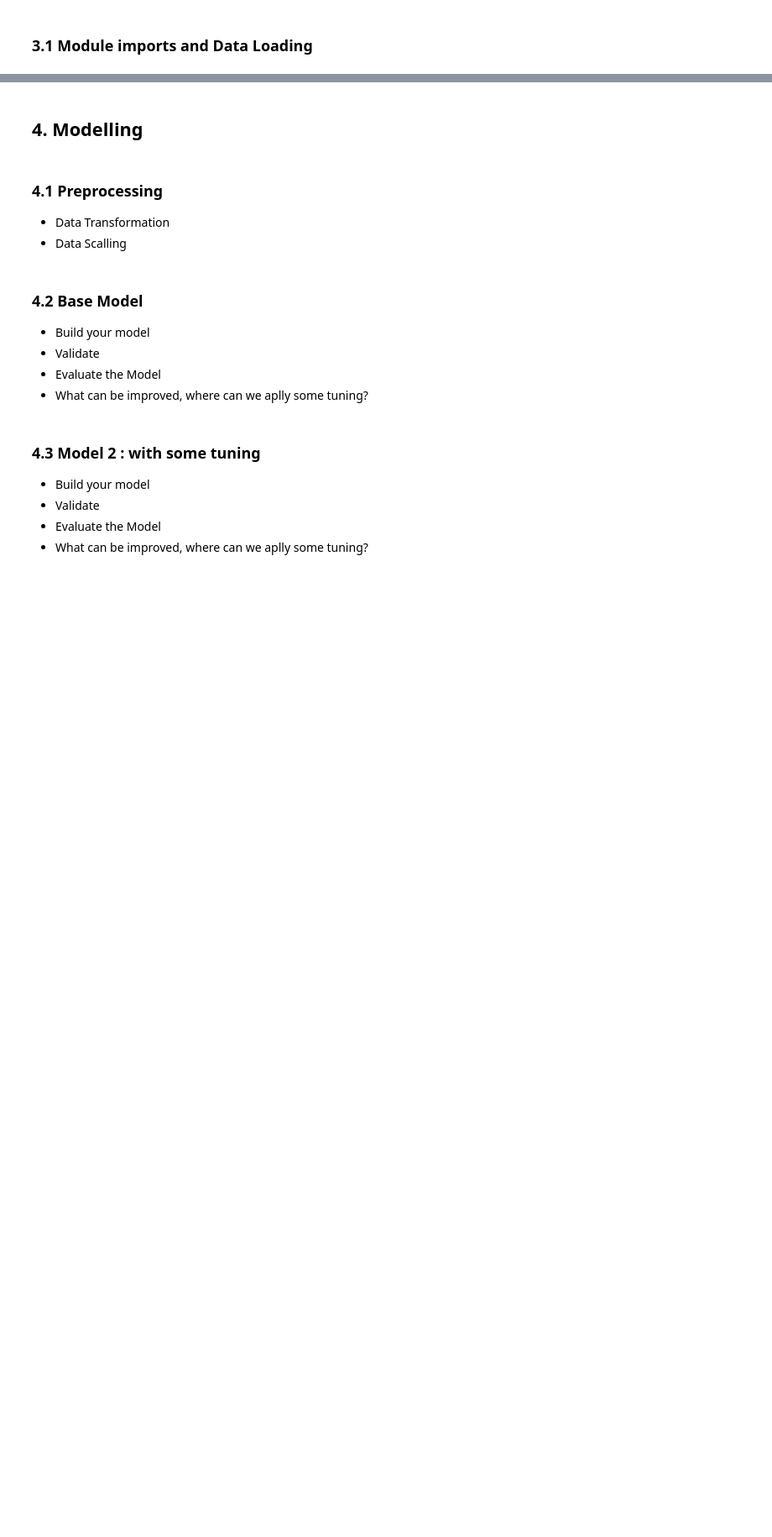
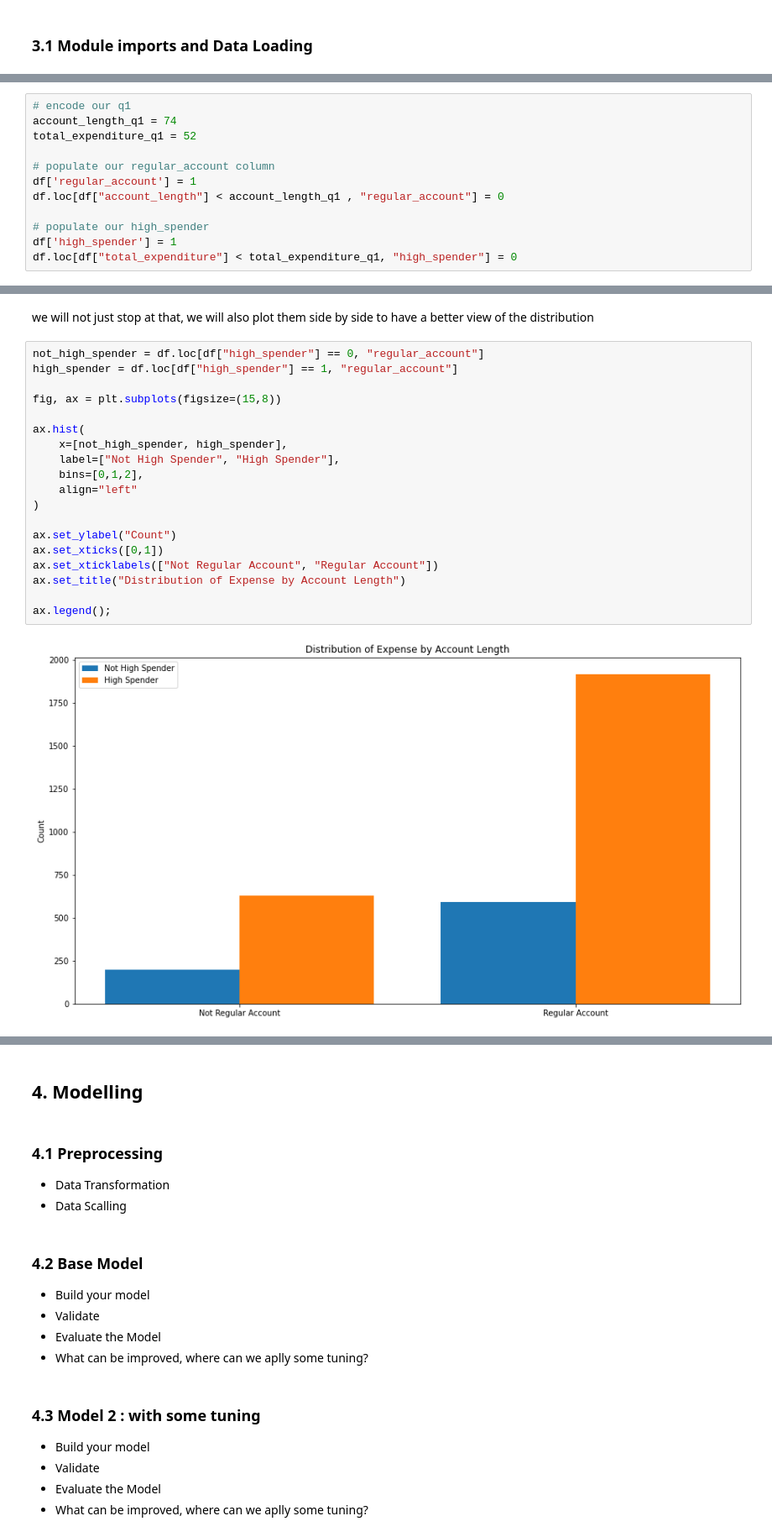
Before and after one commit to danieloselu3/SyriaTel-Telecom-Analysis, a Jupyter notebook: index.ipynb, the cells around one changed output, grey strips where cells are left out. Shown at 84% size. Drawn from its saved outputs; the diff is of its cells as text; blank space fills up the shorter version.

```diff
--- a/index.ipynb
+++ b/index.ipynb
@@ -66,0 +307,12 @@ etc ...
+# %%
+# encode our q1
+account_length_q1 = 74
+total_expenditure_q1 = 52
+
+# populate our regular_account column
+df['regular_account'] = 1
+df.loc[df["account_length"] < account_length_q1 , "regular_account"] = 0
+
+# populate our high_spender
+df['high_spender'] = 1
+df.loc[df["total_expenditure"] < total_expenditure_q1, "high_spender"] = 0
@@ -66,0 +329,23 @@ etc ...
+# %% [markdown]
+we will not just stop at that, we will also plot them side by side to have a better view of the distribution
+# %%
+not_high_spender = df.loc[df["high_spender"] == 0, "regular_account"]
+high_spender = df.loc[df["high_spender"] == 1, "regular_account"]
+
+fig, ax = plt.subplots(figsize=(15,8))
+
+ax.hist(
+    x=[not_high_spender, high_spender],
+    label=["Not High Spender", "High Spender"],
+    bins=[0,1,2],
+    align="left"
+)
+
+ax.set_ylabel("Count")
+ax.set_xticks([0,1])
+ax.set_xticklabels(["Not Regular Account", "Regular Account"])
+ax.set_title("Distribution of Expense by Account Length")
+
+ax.legend();
+# %% [output]
+[figure, added]
```
Also changed, not shown: parts of 56 cells of this notebook.
